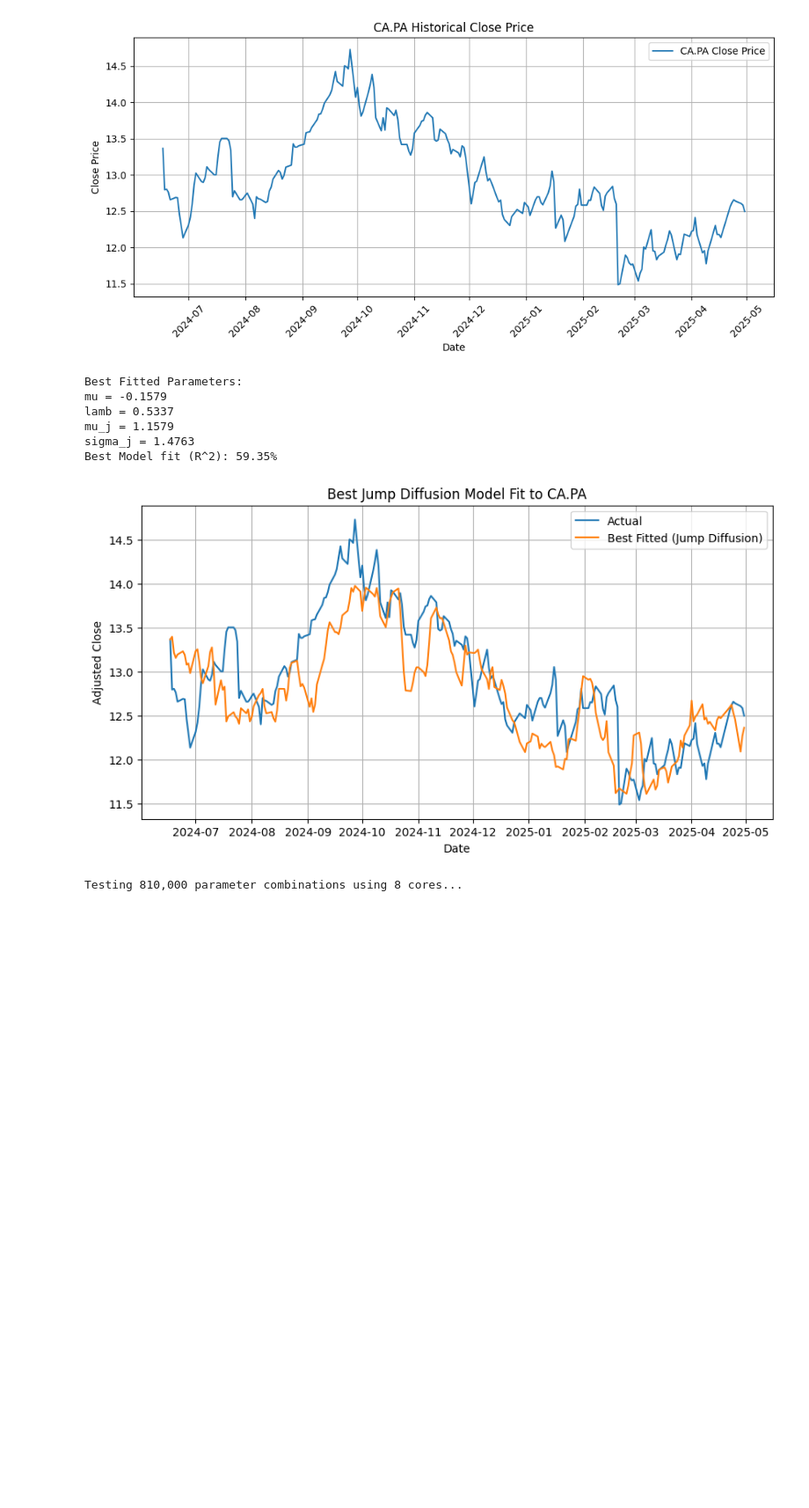
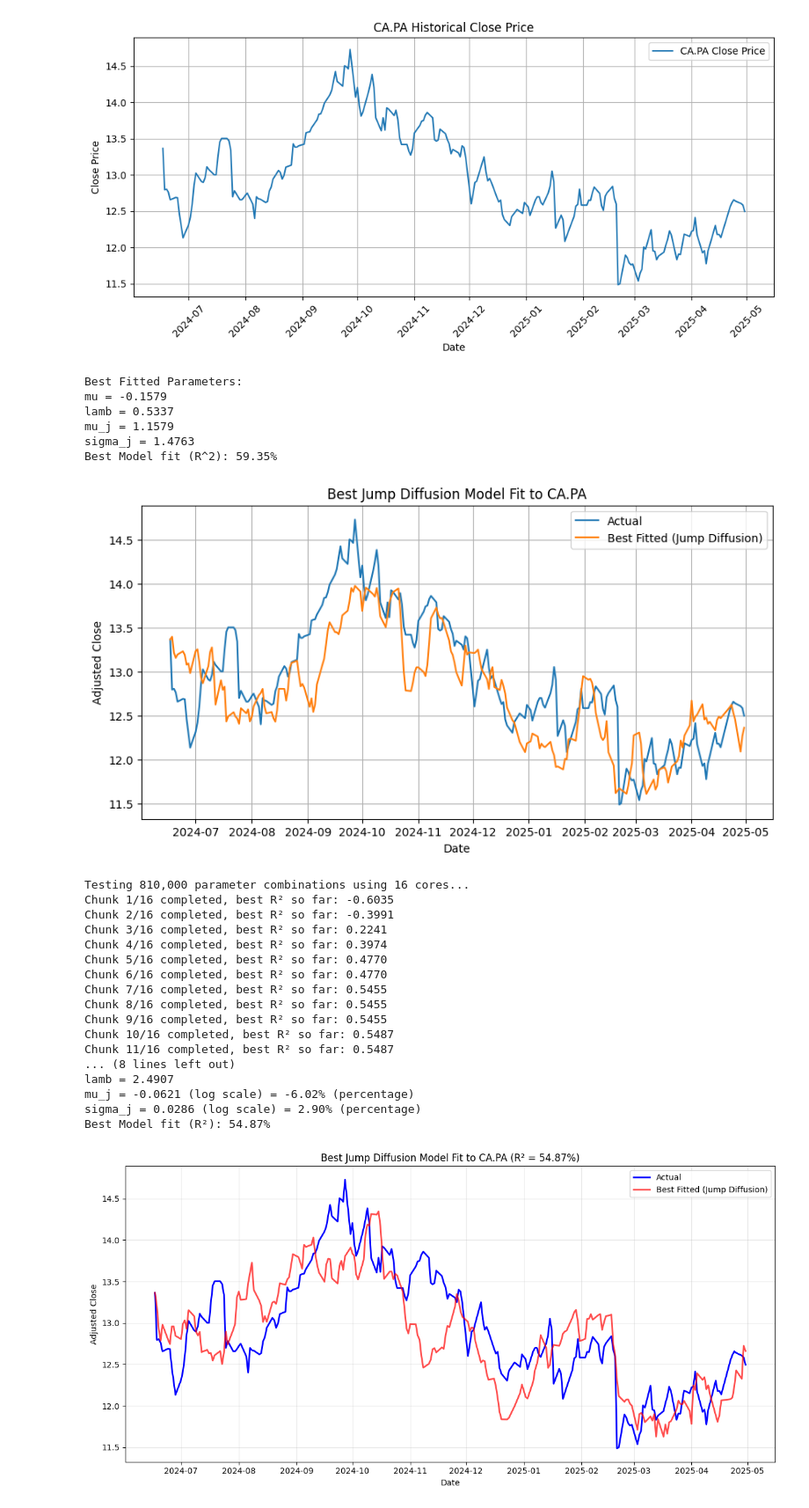
Before and after one commit to raviteja1608/Quant_research, a Jupyter notebook: Option_analysis.ipynb, the cells around one changed output. Shown: that part at 88% size. Saved outputs shown, nothing was run; the diff lists cells and outputs as text; code cells hidden in the pictures; blank space fills up the shorter version.

```diff
--- a/Option_analysis.ipynb
+++ b/Option_analysis.ipynb
@@ -175,7 +203,7 @@ sigma = Calculate_volatility(CA, 30)
 
 # Create parameter combinations and split into chunks
 all_params = list(itertools.product(mu_range, lamb_range, mu_j_range, sigma_j_range))
-n_cores = min(mp.cpu_count(), 8)  # Use max 8 cores
+n_cores = min(mp.cpu_count(), 16)  # Use max 8 cores
 chunk_size = len(all_params) // n_cores
 param_chunks = [all_params[i:i + chunk_size] for i in range(0, len(all_params), chunk_size)]
 
@@ -200,34 +228,51 @@ with ProcessPoolExecutor(max_workers=n_cores) as executor:
             print(f"Chunk {i+1}/{len(futures)} completed, best R² so far: {best_r2:.4f}")
         except Exception as e:
             print(f"Chunk {i+1} failed: {e}")
 
 fit_percent = best_r2 * 100
 mu_fit, lamb_fit, mu_j_fit, sigma_j_fit = best_params
 
 # Convert to percentage for display
 mu_j_percent = (np.exp(mu_j_fit) - 1) * 100
 sigma_j_percent = (np.exp(sigma_j_fit) - 1) * 100
 
 print(f"\nBest Fitted Parameters:")
 print(f"mu = {mu_fit:.4f}")
 print(f"lamb = {lamb_fit:.4f}")
 print(f"mu_j = {mu_j_fit:.4f} (log scale) = {mu_j_percent:.2f}% (percentage)")
 print(f"sigma_j = {sigma_j_fit:.4f} (log scale) = {sigma_j_percent:.2f}% (percentage)")
 print(f"Best Model fit (R²): {fit_percent:.2f}%")
 
 # Plot actual vs best fitted
 plt.figure(figsize=(12, 6))
 plt.plot(CA['date'], actual_prices, label='Actual', linewidth=2, color='blue')
 plt.plot(CA['date'], best_fit, label='Best Fitted (Jump Diffusion)', linewidth=2, color='red', alpha=0.7)
 plt.xlabel('Date')
 plt.ylabel('Adjusted Close')
 plt.title(f'Best Jump Diffusion Model Fit to CA.PA (R² = {fit_percent:.2f}%)')
 plt.legend()
 plt.grid(True, alpha=0.3)
 plt.tight_layout()
 plt.show()
 # %% [output]
-Testing 810,000 parameter combinations using 8 cores...
+Testing 810,000 parameter combinations using 16 cores...
+Chunk 1/16 completed, best R² so far: -0.6035
+Chunk 2/16 completed, best R² so far: -0.3991
+Chunk 3/16 completed, best R² so far: 0.2241
+Chunk 4/16 completed, best R² so far: 0.3974
+Chunk 5/16 completed, best R² so far: 0.4770
+Chunk 6/16 completed, best R² so far: 0.4770
+Chunk 7/16 completed, best R² so far: 0.5455
+Chunk 8/16 completed, best R² so far: 0.5455
+Chunk 9/16 completed, best R² so far: 0.5455
+Chunk 10/16 completed, best R² so far: 0.5487
+Chunk 11/16 completed, best R² so far: 0.5487
+... (8 lines left out)
+lamb = 2.4907
+mu_j = -0.0621 (log scale) = -6.02% (percentage)
+sigma_j = 0.0286 (log scale) = 2.90% (percentage)
+Best Model fit (R²): 54.87%
+[figure, added]
 # %%
 # Use fitted parameters to simulate jump diffusion and price options
 strike = 16
```
Also changed, not shown: parts of 4 cells of this notebook, 1 other file.
